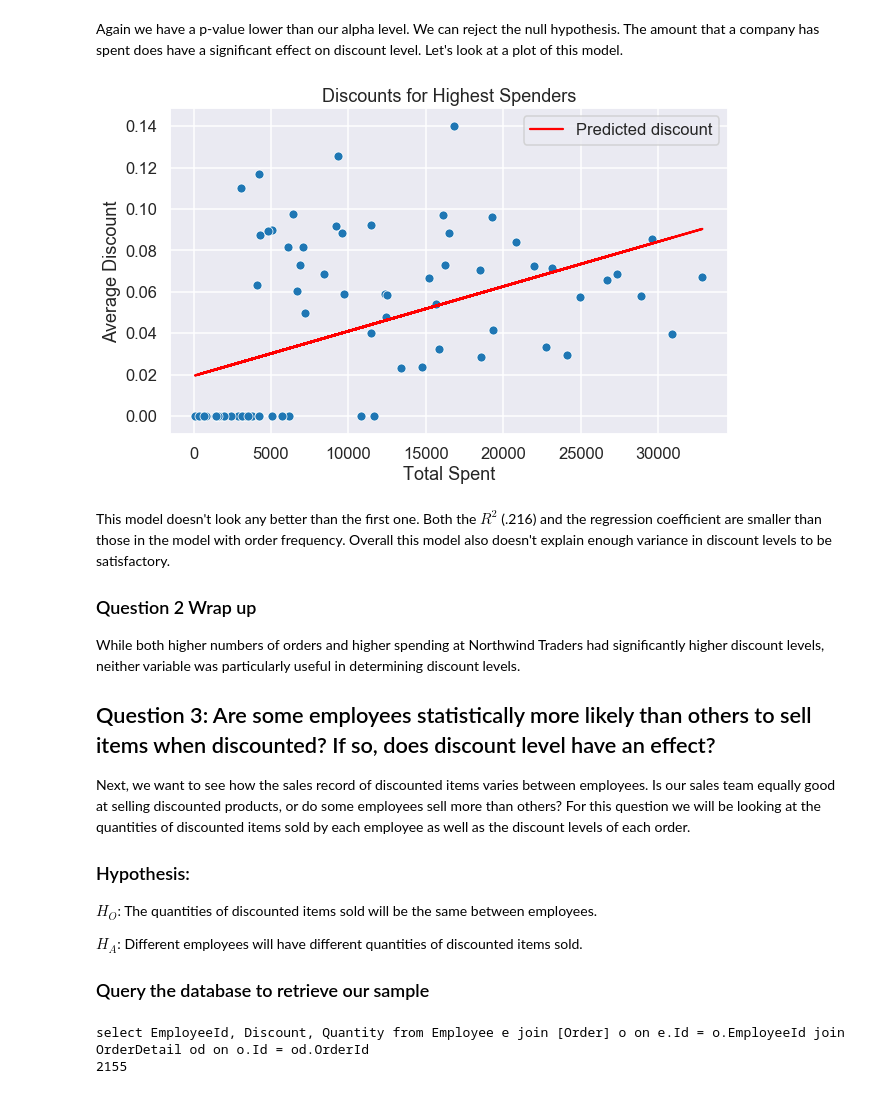
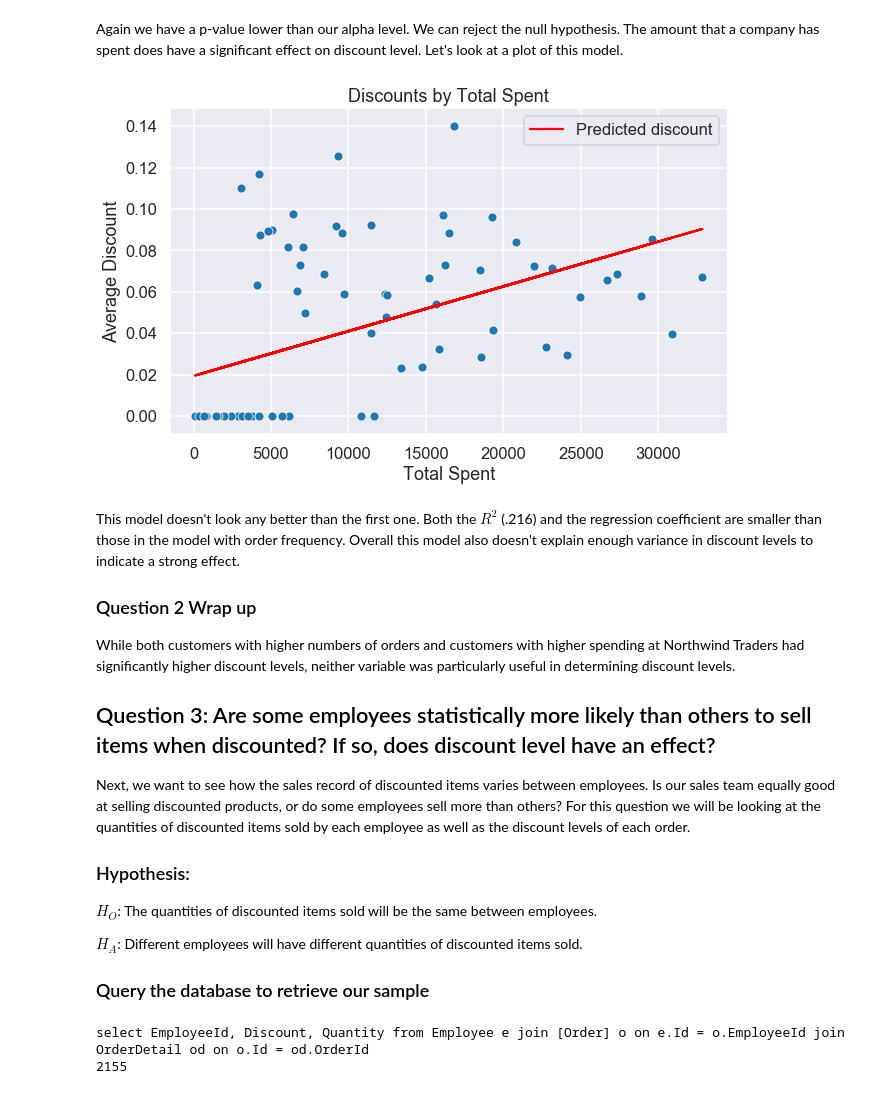
Before and after one commit to CGrannan/hypothesis-testing-with-the-Northwind-Database, a Jupyter notebook: Notebook.ipynb, the cells around one changed output. Cells and saved outputs as stored; diff of their text form; code cells hidden in the pictures.

```diff
--- a/Notebook.ipynb
+++ b/Notebook.ipynb
@@ -453,22 +499,22 @@ Again we have a p-value lower than our alpha level. We can reject the null hypot
 # %%
 X = q2.Total_Spent
 y = q2.Average_Discount
 fig = plt.figure(figsize=(10,6))
 sns.scatterplot(X, y)
 plt.plot(X, model2.predict(X), color='red', label ="Predicted discount")
 plt.xlabel("Total Spent")
 plt.ylabel("Average Discount")
-plt.title("Discounts for Highest Spenders")
+plt.title("Discounts by Total Spent")
 plt.legend()
 plt.show()
 # %% [output]
-[figure, old version]
+[figure, new version]
 # %% [markdown]
-This model doesn't look any better than the first one.  Both the $R^2$ (.216) and the regression coefficient are smaller than those in the model with order frequency.  Overall this model also doesn't explain enough variance in discount levels to be satisfactory.
+This model doesn't look any better than the first one.  Both the $R^2$ (.216) and the regression coefficient are smaller than those in the model with order frequency.  Overall this model also doesn't explain enough variance in discount levels to indicate a strong effect.
 
 ### Question 2 Wrap up
 
-While both higher numbers of orders and higher spending at Northwind Traders had significantly higher discount levels, neither variable was particularly useful in determining discount levels.
+While both customers with higher numbers of orders and customers with higher spending at Northwind Traders had significantly higher discount levels, neither variable was particularly useful in determining discount levels.
 
 ## Question 3:  Are some employees statistically more likely than others to sell items when discounted? If so, does discount level have an effect?
 
```
Also changed, not shown: parts of 20 cells of this notebook, 3 other files.
